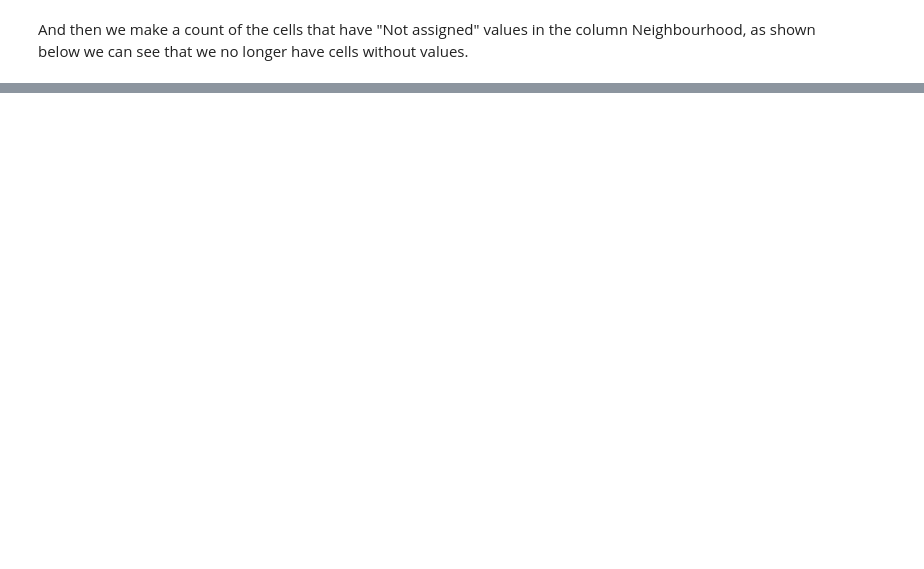
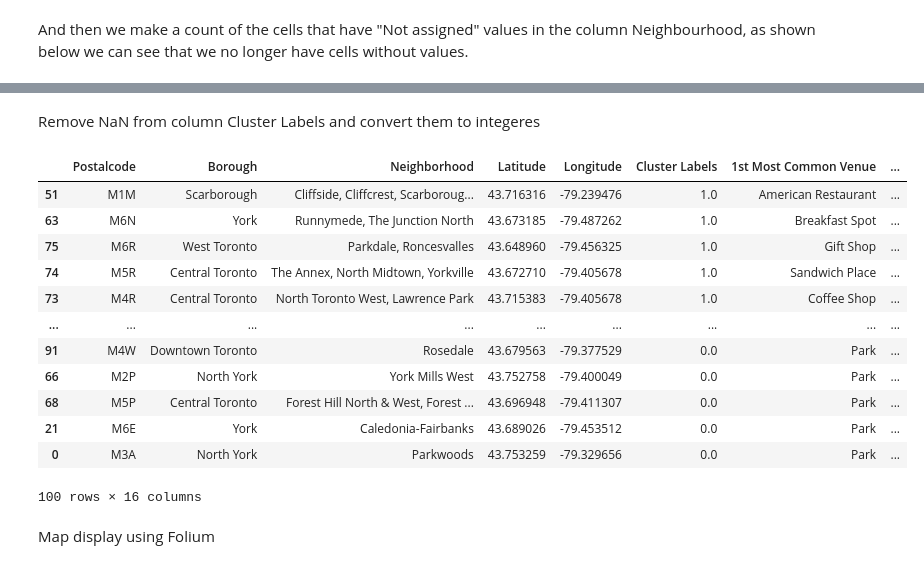
Before and after one commit to cesar7g5/Coursera_Capstone, a Jupyter notebook: Applied Data Science Capstone.ipynb, the cells around one changed output, grey strips where cells are left out. Saved outputs shown, nothing was run; the diff lists cells and outputs as text; code cells hidden in the pictures; blank space fills up the shorter version.

```diff
--- a/Applied Data Science Capstone.ipynb
+++ b/Applied Data Science Capstone.ipynb
@@ -177,0 +352,3 @@ df_toronto_pc.shape
+# %%
+toronto_grouped = toronto_onehot.groupby('Neighborhood').mean().reset_index()
+toronto_grouped
@@ -177,0 +407,6 @@ df_toronto_pc.shape
+# %%
+def return_most_common_venues(row, num_top_venues):
+    row_categories = row.iloc[1:]
+    row_categories_sorted = row_categories.sort_values(ascending=False)
+
+    return row_categories_sorted.index.values[0:num_top_venues]
@@ -177,0 +443,13 @@ df_toronto_pc.shape
+# %%
+from sklearn.cluster import KMeans
+
+# set number of clusters
+kclusters = 2
+
+toronto_grouped_clustering = toronto_grouped.drop('Neighborhood', 1)
+
+# run k-means clustering
+kmeans = KMeans(n_clusters=kclusters, random_state=0).fit(toronto_grouped_clustering)
+
+# check cluster labels generated for each row in the dataframe
+kmeans.labels_[0:10]
@@ -177,0 +467,11 @@ df_toronto_pc.shape
+# %%
+# add clustering labels
+
+neighborhoods_venues_sorted.drop('Cluster Labels', axis=1, inplace = True)
+
+neighborhoods_venues_sorted.insert(0, 'Cluster Labels', kmeans.labels_)
+
+toronto_merged = df_lt_geo
+
+# merge manhattan_grouped with manhattan_data to add latitude/longitude for each neighborhood
+toronto_merged = toronto_merged.join(neighborhoods_venues_sorted.set_index('Neighborhood'), on='Neighborhood')
@@ -177,0 +487,22 @@ df_toronto_pc.shape
+# %% [markdown]
+Remove NaN from column Cluster Labels and convert them to integeres
+# %%
+toronto_merged_wna = toronto_merged.dropna(subset=['Cluster Labels'])
+
+toronto_merged_wna.sort_values(by='Cluster Labels', ascending=False)
+# %% [output]
+|  | Postalcode | Borough | Neighborhood | Latitude | Longitude | Cluster Labels | 1st Most Common Venue | ... |
+| 51 | M1M | Scarborough | Cliffside, Cliffcrest, Scarboroug... | 43.716316 | -79.239476 | 1.0 | American Restaurant | ... |
+| 63 | M6N | York | Runnymede, The Junction North | 43.673185 | -79.487262 | 1.0 | Breakfast Spot | ... |
+| 75 | M6R | West Toronto | Parkdale, Roncesvalles | 43.648960 | -79.456325 | 1.0 | Gift Shop | ... |
+| 74 | M5R | Central Toronto | The Annex, North Midtown, Yorkville | 43.672710 | -79.405678 | 1.0 | Sandwich Place | ... |
+| 73 | M4R | Central Toronto | North Toronto West, Lawrence Park | 43.715383 | -79.405678 | 1.0 | Coffee Shop | ... |
+| ... | ... | ... | ... | ... | ... | ... | ... | ... |
+| 91 | M4W | Downtown Toronto | Rosedale | 43.679563 | -79.377529 | 0.0 | Park | ... |
+| 66 | M2P | North York | York Mills West | 43.752758 | -79.400049 | 0.0 | Park | ... |
+| 68 | M5P | Central Toronto | Forest Hill North & West, Forest ... | 43.696948 | -79.411307 | 0.0 | Park | ... |
+| 21 | M6E | York | Caledonia-Fairbanks | 43.689026 | -79.453512 | 0.0 | Park | ... |
+| 0 | M3A | North York | Parkwoods | 43.753259 | -79.329656 | 0.0 | Park | ... |
+100 rows × 16 columns
+# %% [markdown]
+Map display using Folium
```
Also changed, not shown: parts of 34 cells of this notebook.
